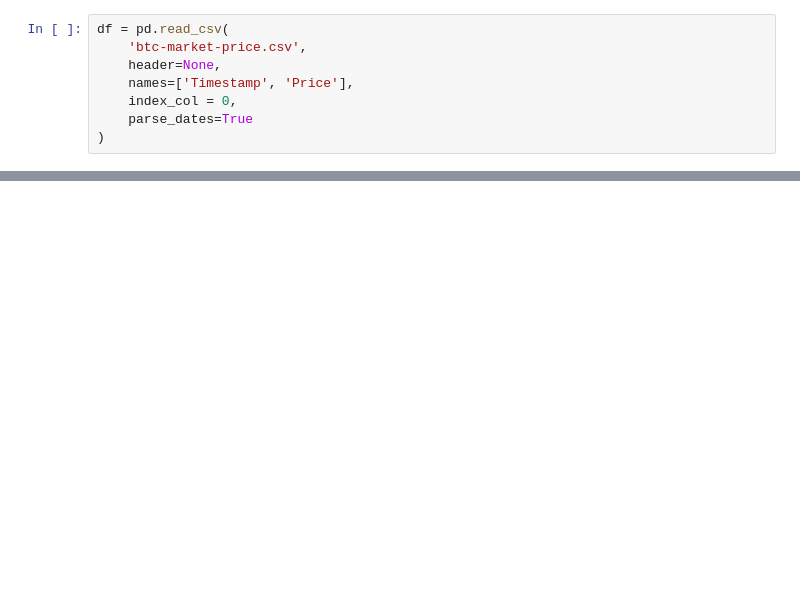
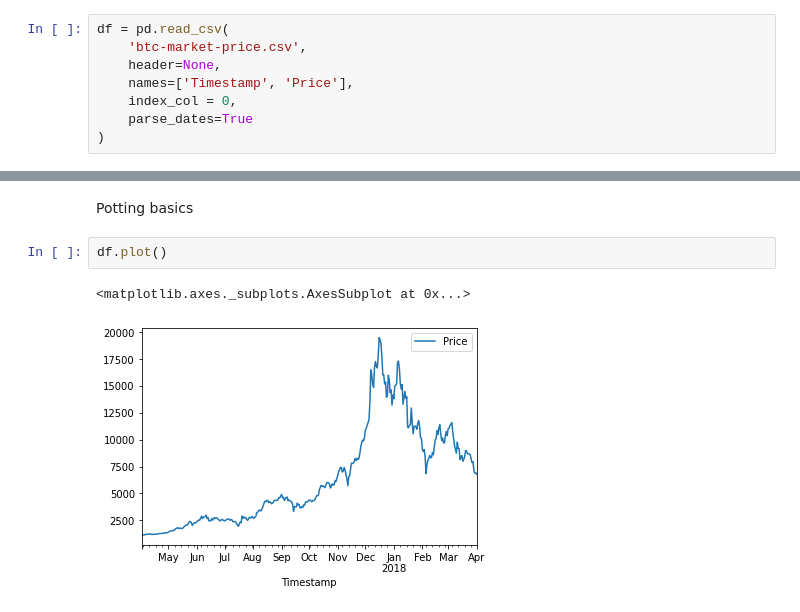
Before and after one commit to dilaraesmer/FreeCodeCamp-Data-Analysis-with-Python, a Jupyter notebook: pandas_3.ipynb, the cells around one changed output, grey strips where cells are left out. Drawn from its saved outputs; the diff is of its cells as text; blank space fills up the shorter version.

```diff
--- a/pandas_3.ipynb
+++ b/pandas_3.ipynb
@@ -61,0 +155,7 @@ df.head()
+# %% [markdown]
+Potting basics
+# %%
+df.plot()
+# %% [output]
+<matplotlib.axes._subplots.AxesSubplot at 0x...>
+[figure, added]
```
Also changed, not shown: parts of 22 cells of this notebook.
